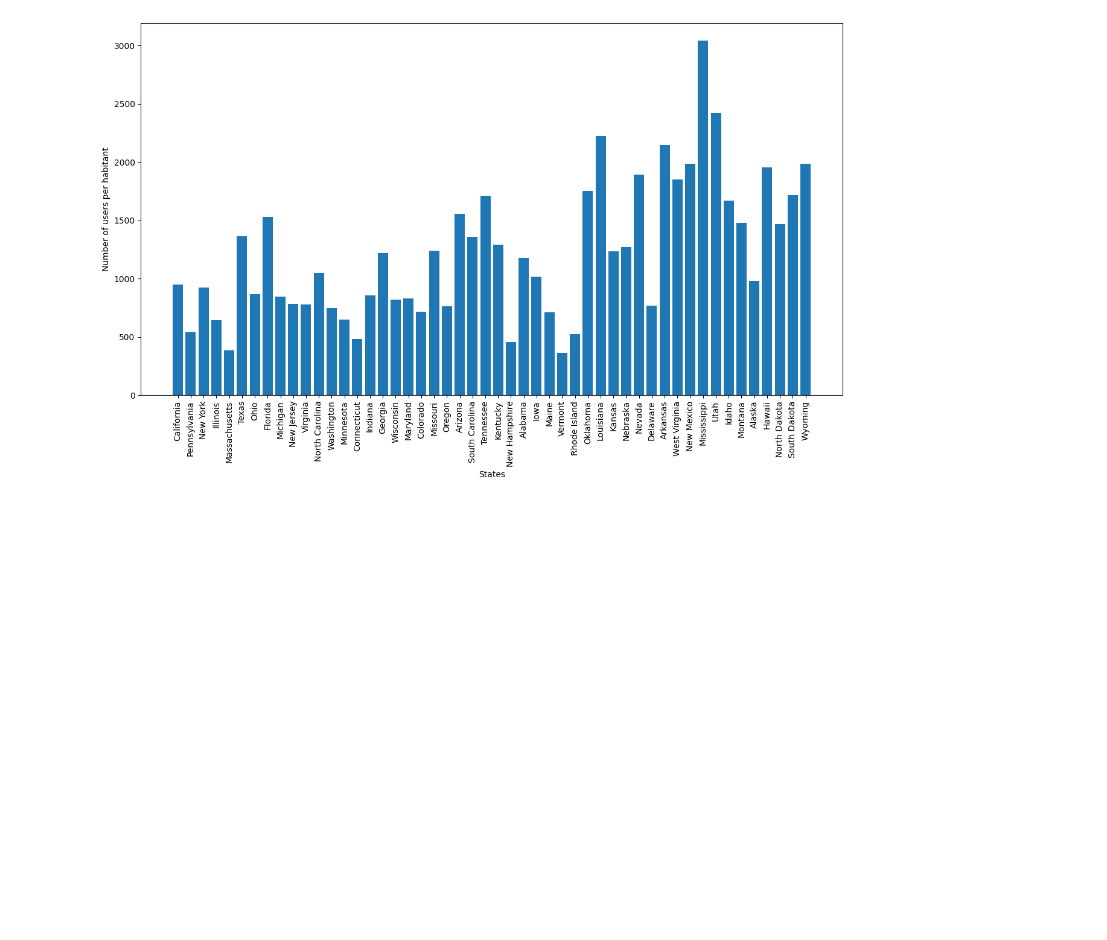
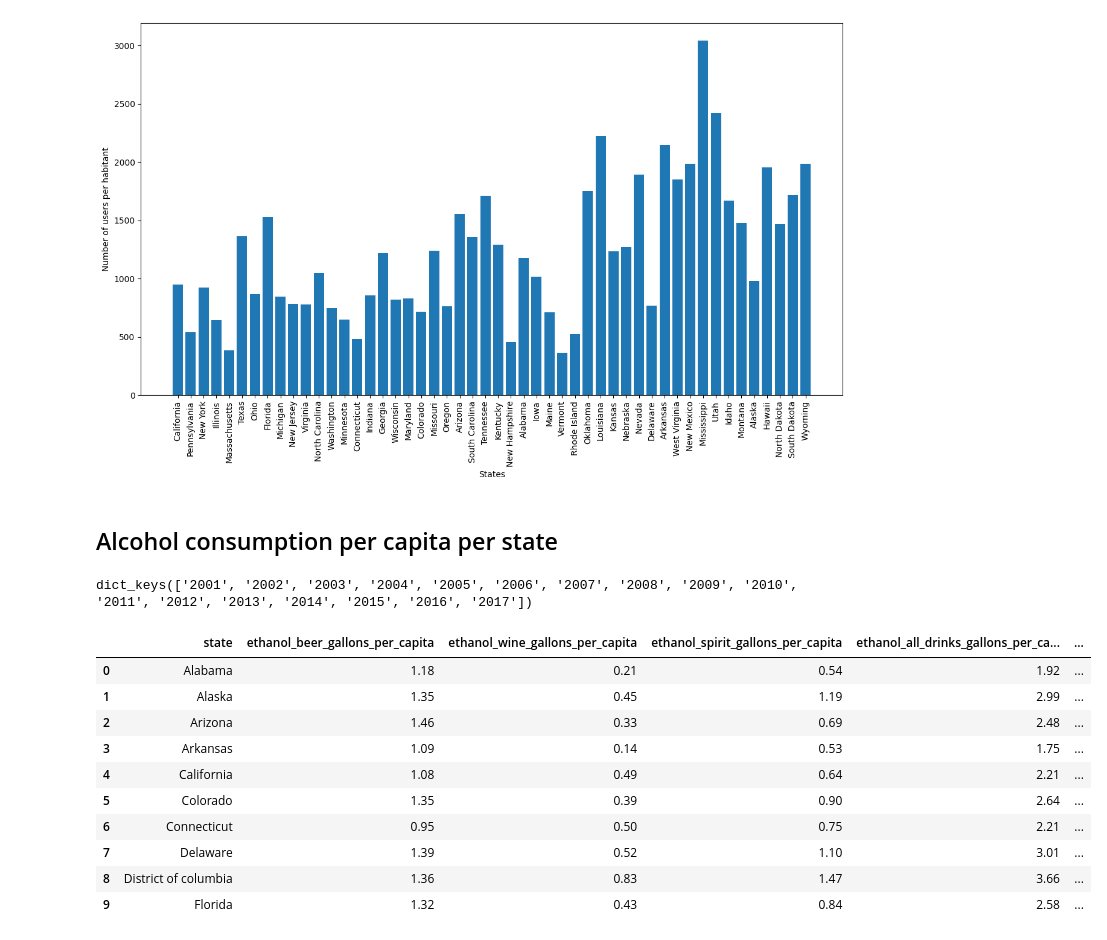
Before and after one commit to epfl-ada/ada-2024-project-fandemondada, a Jupyter notebook: results.ipynb, the cells around one changed output. Saved outputs shown, nothing was run; the diff lists cells and outputs as text; code cells hidden in the pictures; blank space fills up the shorter version.

Commit message:
Added icpsr alcohol per capita dataset

```diff
--- a/results.ipynb
+++ b/results.ipynb
@@ -34,6 +34,3 @@ remove_txt_columns(data_ba, data_rb, data_matched)
 dict_keys(['BeerAdvocate_beers.csv', 'BeerAdvocate_breweries.csv', 'BeerAdvocate_ratings.csv', 'BeerAdvocate_reviews.csv', 'BeerAdvocate_users.csv'])
 dict_keys(['RateBeer_beers.csv', 'RateBeer_breweries.csv', 'RateBeer_ratings.csv', 'RateBeer_reviews.csv', 'RateBeer_users.csv'])
 dict_keys(['matched_beer_data_beers.csv', 'matched_beer_data_breweries.csv', 'matched_beer_data_ratings.csv', 'matched_beer_data_ratings_ba.csv', 'matched_beer_data_ratings_rb.csv', 'matched_beer_data ...
-# %%
-pd.set_option('display.max_columns', None) #print all columns
-print(data_rb['RateBeer_reviews.csv'].head(5))
@@ -239,3 +215,5 @@ plt.show()
 # %% [output]
 {'California': 947.2428334025758, 'Pennsylvania': 539.4162387365566, 'New York': 923.0536202185792, 'Illinois': 640.3185444874275, 'Massachusetts': 383.0133660665576, 'Texas': 1363.7829414980863, 'Ohi ...
 [figure]
+# %% [markdown]
+## Alcohol consumption per capita per state
@@ -241,0 +222,20 @@ plt.show()
+# %%
+icpsr_path = 'data/raw/OPENICPSR/OPENICPSR_apparent_per_capita_alcohol_consumption.csv'
+data_icpsr = load_icpsr(icpsr_path) #load + format data
+data_icpsr.keys()
+# %% [output]
+dict_keys(['2001', '2002', '2003', '2004', '2005', '2006', '2007', '2008', '2009', '2010', '2011', '2012', '2013', '2014', '2015', '2016', '2017'])
+# %%
+data_icpsr['2002'].head(10)
+# %% [output]
+|  | state | ethanol_beer_gallons_per_capita | ethanol_wine_gallons_per_capita | ethanol_spirit_gallons_per_capita | ethanol_all_drinks_gallons_per_ca... | ... |
+| 0 | Alabama | 1.18 | 0.21 | 0.54 | 1.92 | ... |
+| 1 | Alaska | 1.35 | 0.45 | 1.19 | 2.99 | ... |
+| 2 | Arizona | 1.46 | 0.33 | 0.69 | 2.48 | ... |
+| 3 | Arkansas | 1.09 | 0.14 | 0.53 | 1.75 | ... |
+| 4 | California | 1.08 | 0.49 | 0.64 | 2.21 | ... |
+| 5 | Colorado | 1.35 | 0.39 | 0.90 | 2.64 | ... |
+| 6 | Connecticut | 0.95 | 0.50 | 0.75 | 2.21 | ... |
+| 7 | Delaware | 1.39 | 0.52 | 1.10 | 3.01 | ... |
+| 8 | District of columbia | 1.36 | 0.83 | 1.47 | 3.66 | ... |
+| 9 | Florida | 1.32 | 0.43 | 0.84 | 2.58 | ... |
```
Also changed, not shown: parts of 2 cells of this notebook, 1 other file.
